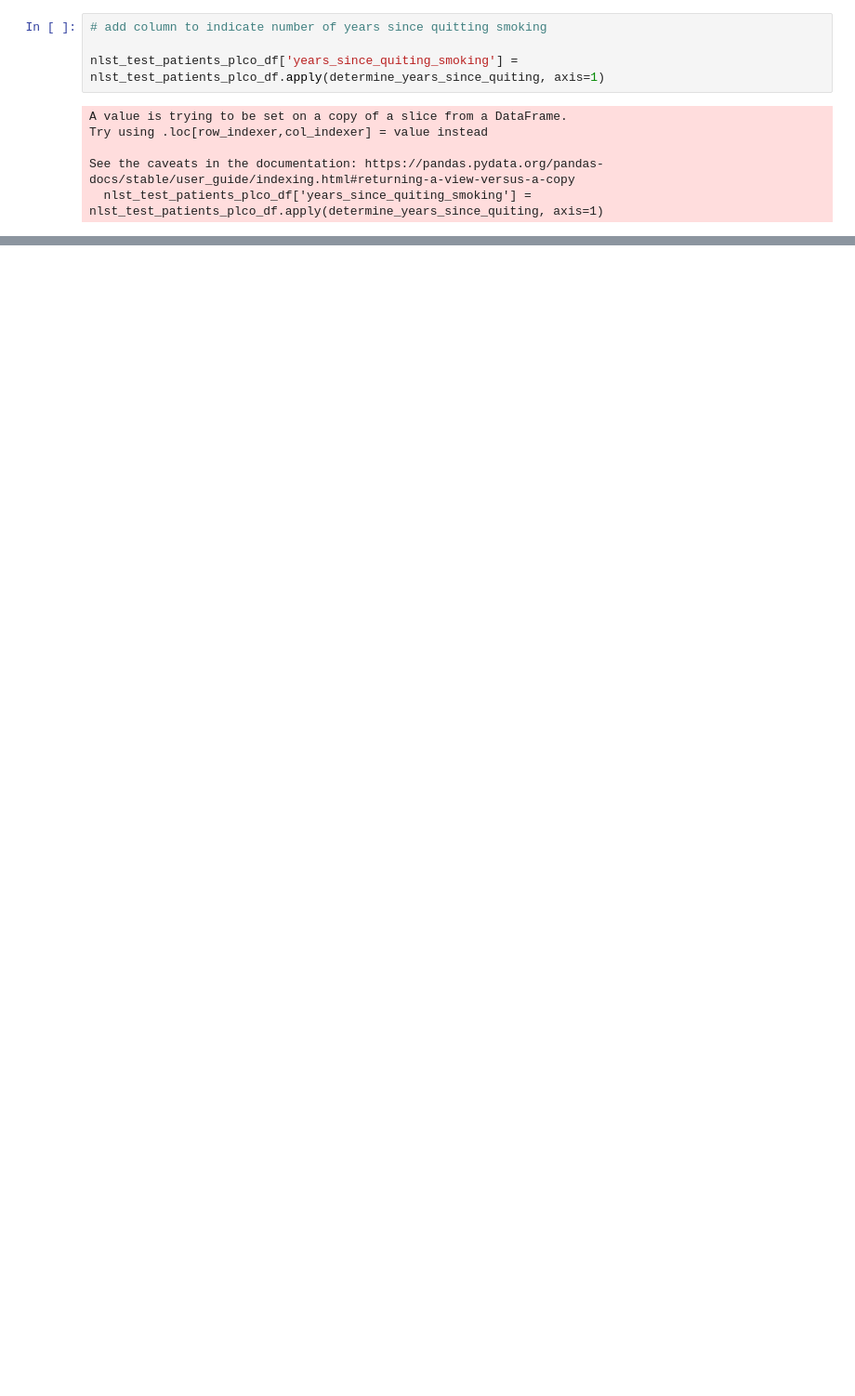
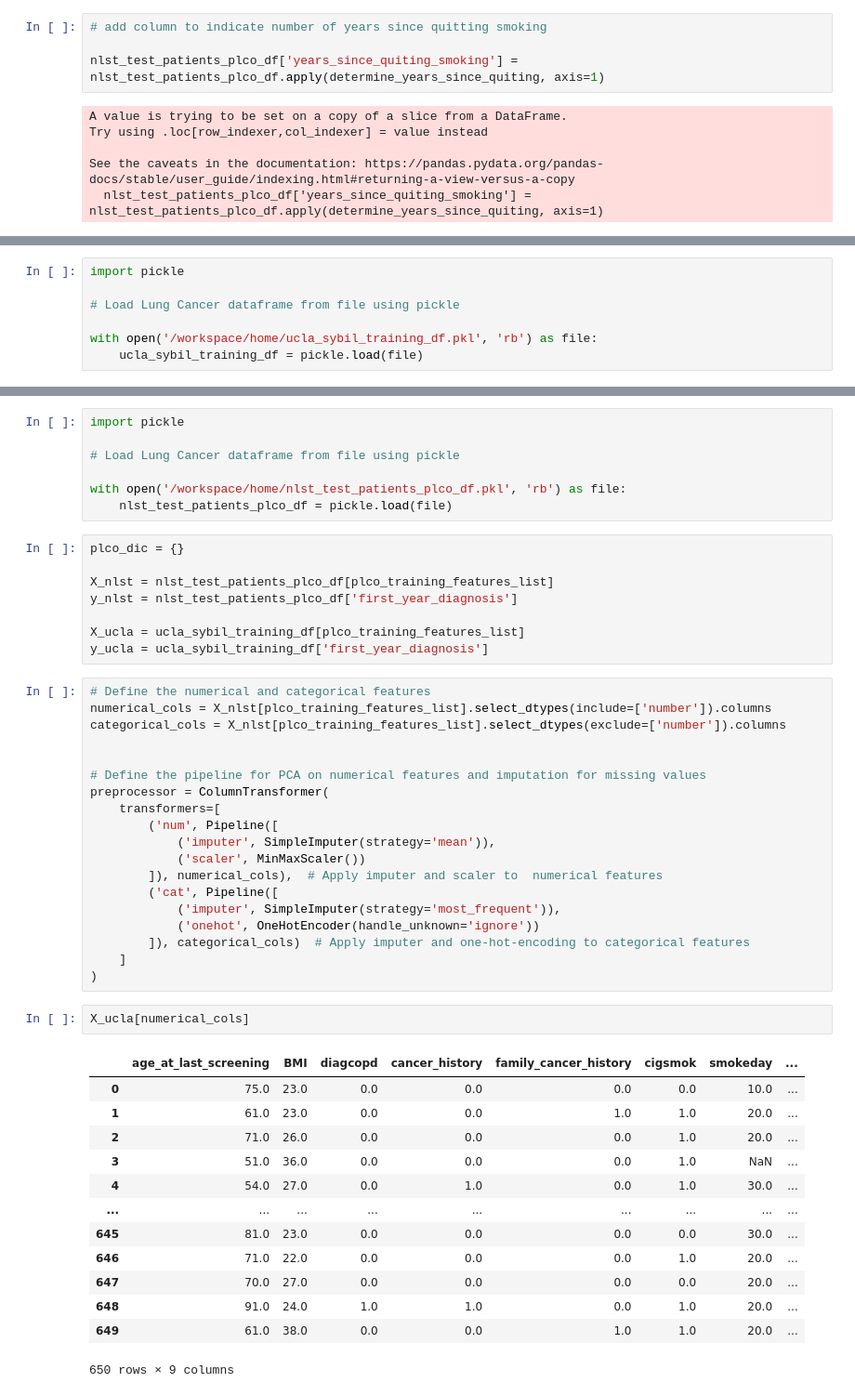
Before and after one commit to leonardgarcia90/Sybil-Project, a Jupyter notebook: Sybil ML Training.ipynb, the cells around one changed output, grey strips where cells are left out. Shown at 93% size. Drawn from its saved outputs; the diff is of its cells as text; blank space fills up the shorter version.

```diff
--- a/Sybil ML Training.ipynb
+++ b/Sybil ML Training.ipynb
@@ -2001,0 +2338,7 @@ nlst_test_patients_plco_df[['age','age_quit','years_since_quiting_smoking']].hea
+# %%
+import pickle
+
+# Load Lung Cancer dataframe from file using pickle
+
+with open('/workspace/home/ucla_sybil_training_df.pkl', 'rb') as file:
+    ucla_sybil_training_df = pickle.load(file)
@@ -2001,0 +2440,50 @@ nlst_test_patients_plco_df[['age','age_quit','years_since_quiting_smoking']].hea
+# %%
+import pickle
+
+# Load Lung Cancer dataframe from file using pickle
+
+with open('/workspace/home/nlst_test_patients_plco_df.pkl', 'rb') as file:
+    nlst_test_patients_plco_df = pickle.load(file)
+# %%
+plco_dic = {}
+
+X_nlst = nlst_test_patients_plco_df[plco_training_features_list]
+y_nlst = nlst_test_patients_plco_df['first_year_diagnosis']
+
+X_ucla = ucla_sybil_training_df[plco_training_features_list]
+y_ucla = ucla_sybil_training_df['first_year_diagnosis']
+# %%
+# Define the numerical and categorical features
+numerical_cols = X_nlst[plco_training_features_list].select_dtypes(include=['number']).columns
+categorical_cols = X_nlst[plco_training_features_list].select_dtypes(exclude=['number']).columns
+
+
+# Define the pipeline for PCA on numerical features and imputation for missing values
+preprocessor = ColumnTransformer(
+    transformers=[
+        ('num', Pipeline([
+            ('imputer', SimpleImputer(strategy='mean')),
+            ('scaler', MinMaxScaler())
+        ]), numerical_cols),  # Apply imputer and scaler to  numerical features
+        ('cat', Pipeline([
+            ('imputer', SimpleImputer(strategy='most_frequent')),
+            ('onehot', OneHotEncoder(handle_unknown='ignore'))
+        ]), categorical_cols)  # Apply imputer and one-hot-encoding to categorical features
+    ]
+)
+# %%
+X_ucla[numerical_cols]
+# %% [output]
+|  | age_at_last_screening | BMI | diagcopd | cancer_history | family_cancer_history | cigsmok | smokeday | ... |
+| 0 | 75.0 | 23.0 | 0.0 | 0.0 | 0.0 | 0.0 | 10.0 | ... |
+| 1 | 61.0 | 23.0 | 0.0 | 0.0 | 1.0 | 1.0 | 20.0 | ... |
+| 2 | 71.0 | 26.0 | 0.0 | 0.0 | 0.0 | 1.0 | 20.0 | ... |
+| 3 | 51.0 | 36.0 | 0.0 | 0.0 | 0.0 | 1.0 | NaN | ... |
+| 4 | 54.0 | 27.0 | 0.0 | 1.0 | 0.0 | 1.0 | 30.0 | ... |
+| ... | ... | ... | ... | ... | ... | ... | ... | ... |
+| 645 | 81.0 | 23.0 | 0.0 | 0.0 | 0.0 | 0.0 | 30.0 | ... |
+| 646 | 71.0 | 22.0 | 0.0 | 0.0 | 0.0 | 1.0 | 20.0 | ... |
+| 647 | 70.0 | 27.0 | 0.0 | 0.0 | 0.0 | 0.0 | 20.0 | ... |
+| 648 | 91.0 | 24.0 | 1.0 | 1.0 | 0.0 | 1.0 | 20.0 | ... |
+| 649 | 61.0 | 38.0 | 0.0 | 0.0 | 1.0 | 1.0 | 20.0 | ... |
+650 rows × 9 columns
```
Also changed, not shown: parts of 94 cells of this notebook.
